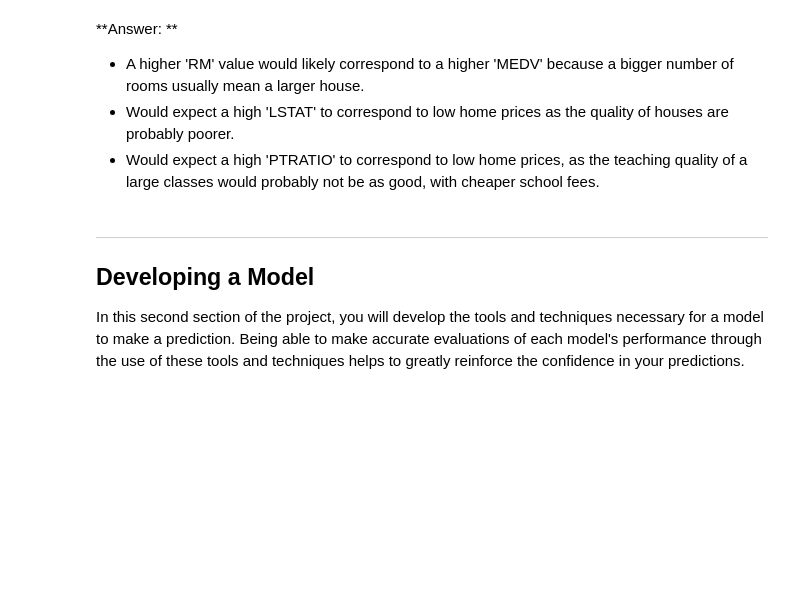
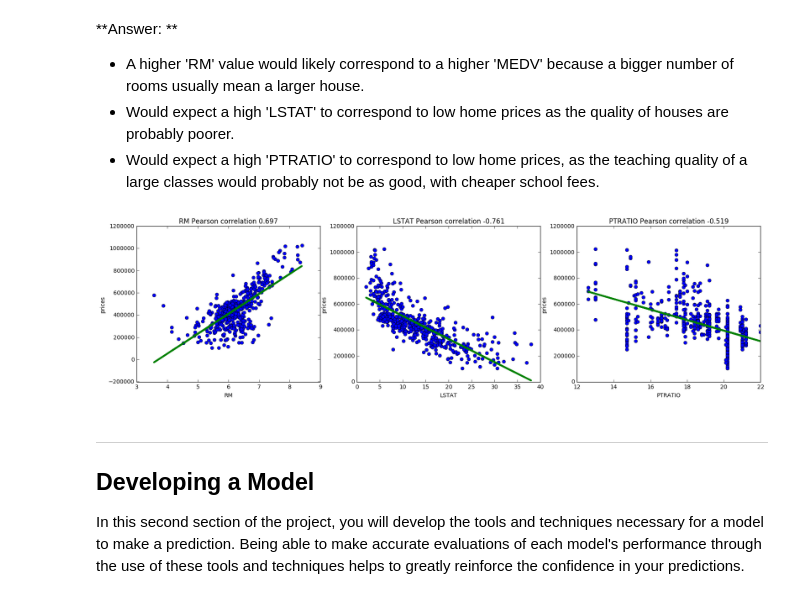
Before and after one commit to higgsb0/machine-learning, a Jupyter notebook: projects/boston_housing/boston_housing.ipynb, the cells around one changed output. Cells and saved outputs as stored; diff of their text form; code cells hidden in the pictures; blank space fills up the shorter version.

Commit message:
Boston housing project - post review resubmittion

```diff
--- a/projects/boston_housing/boston_housing.ipynb
+++ b/projects/boston_housing/boston_housing.ipynb
@@ -102,6 +102,20 @@ As a reminder, we are using three features from the Boston housing dataset: `'RM
 * A higher 'RM' value would likely correspond to a higher 'MEDV' because a bigger number of rooms usually mean a larger house.
 * Would expect a high 'LSTAT' to correspond to low home prices as the quality of houses are probably poorer.
 * Would expect a high 'PTRATIO' to correspond to low home prices, as the teaching quality of a large classes would probably not be as good, with cheaper school fees.
+# %%
+# (Extracted from review)
+import matplotlib.pyplot as plt
+plt.figure(figsize=(20, 5))
+for i, col in enumerate(features.columns):
+    plt.subplot(1, 3, i+1)
+    plt.plot(data[col], prices, 'o')
+    fit = np.polyfit(data[col], prices, 1)
+    plt.plot(data[col], data[col] * fit[0] + fit[1], lw=3)
+    plt.title(col + ' Pearson correlation ' + str(np.round(np.corrcoef(data[col], prices)[1][0], 3)))
+    plt.xlabel(col)
+    plt.ylabel('prices')
+# %% [output]
+[figure, added]
 # %% [markdown]
 ----
 
```
Also changed, not shown: parts of 8 cells of this notebook.
